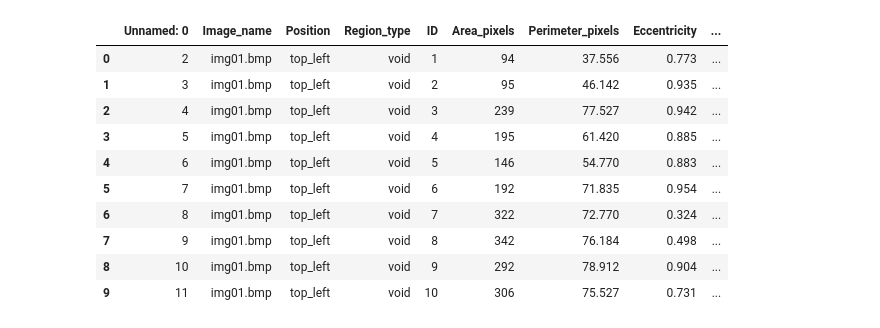
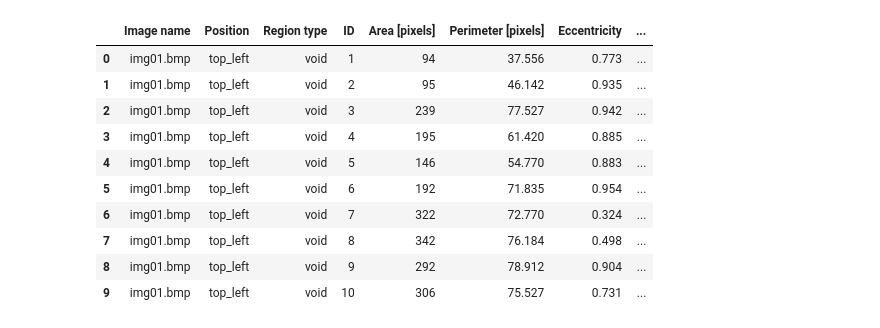
Before and after one commit to abylai11/qda-project, a Jupyter notebook: Python code/Fede - Variable manipulation.ipynb, the cells around one changed output. Drawn from its saved outputs; the diff is of its cells as text; code cells hidden in the pictures.

```diff
--- a/Python code/Fede - Variable manipulation.ipynb
+++ b/Python code/Fede - Variable manipulation.ipynb
@@ -9,20 +9,22 @@ import statsmodels.graphics.tsaplots as sgt
 from statsmodels.tsa.stattools import acf
 # %%
 # Loading a CSV file into a DataFrame
-df_void = pd.read_csv('../R code/df_voids.csv')
-df_parts = pd.read_csv('../R code/df_parts.csv')
+df_void = pd.read_csv('../Processed dataset/df_voids.csv')
+df_parts = pd.read_csv('../Processed dataset/df_parts.csv')
+df_void_new = pd.read_csv('../Processed dataset/df_new_voids.csv')
+df_parts_new = pd.read_csv('../Processed dataset/df_new_parts.csv')
 
 #df_parts.head(10)
 df_void.head(10)
 # %% [output]
-|  | Unnamed: 0 | Image_name | Position | Region_type | ID | Area_pixels | Perimeter_pixels | Eccentricity | ... |
-| 0 | 2 | img01.bmp | top_left | void | 1 | 94 | 37.556 | 0.773 | ... |
-| 1 | 3 | img01.bmp | top_left | void | 2 | 95 | 46.142 | 0.935 | ... |
-| 2 | 4 | img01.bmp | top_left | void | 3 | 239 | 77.527 | 0.942 | ... |
-| 3 | 5 | img01.bmp | top_left | void | 4 | 195 | 61.420 | 0.885 | ... |
-| 4 | 6 | img01.bmp | top_left | void | 5 | 146 | 54.770 | 0.883 | ... |
-| 5 | 7 | img01.bmp | top_left | void | 6 | 192 | 71.835 | 0.954 | ... |
-| 6 | 8 | img01.bmp | top_left | void | 7 | 322 | 72.770 | 0.324 | ... |
-| 7 | 9 | img01.bmp | top_left | void | 8 | 342 | 76.184 | 0.498 | ... |
-| 8 | 10 | img01.bmp | top_left | void | 9 | 292 | 78.912 | 0.904 | ... |
-| 9 | 11 | img01.bmp | top_left | void | 10 | 306 | 75.527 | 0.731 | ... |
+|  | Image name | Position | Region type | ID | Area [pixels] | Perimeter [pixels] | Eccentricity | ... |
+| 0 | img01.bmp | top_left | void | 1 | 94 | 37.556 | 0.773 | ... |
+| 1 | img01.bmp | top_left | void | 2 | 95 | 46.142 | 0.935 | ... |
+| 2 | img01.bmp | top_left | void | 3 | 239 | 77.527 | 0.942 | ... |
+| 3 | img01.bmp | top_left | void | 4 | 195 | 61.420 | 0.885 | ... |
+| 4 | img01.bmp | top_left | void | 5 | 146 | 54.770 | 0.883 | ... |
+| 5 | img01.bmp | top_left | void | 6 | 192 | 71.835 | 0.954 | ... |
+| 6 | img01.bmp | top_left | void | 7 | 322 | 72.770 | 0.324 | ... |
+| 7 | img01.bmp | top_left | void | 8 | 342 | 76.184 | 0.498 | ... |
+| 8 | img01.bmp | top_left | void | 9 | 292 | 78.912 | 0.904 | ... |
+| 9 | img01.bmp | top_left | void | 10 | 306 | 75.527 | 0.731 | ... |
```
Also changed, not shown: parts of 20 cells of this notebook.
